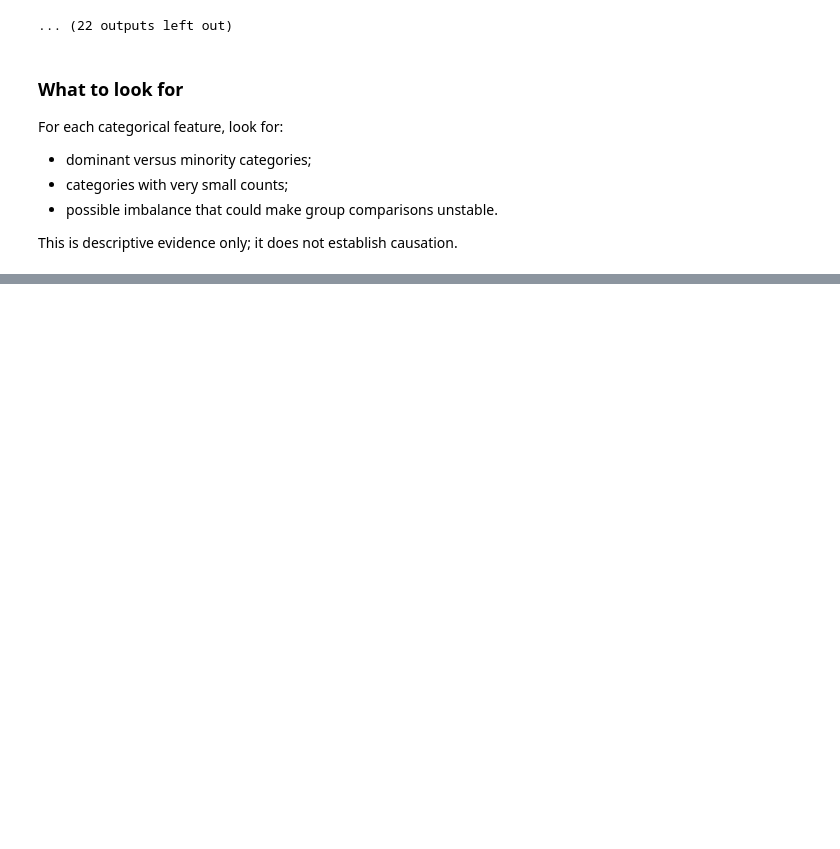
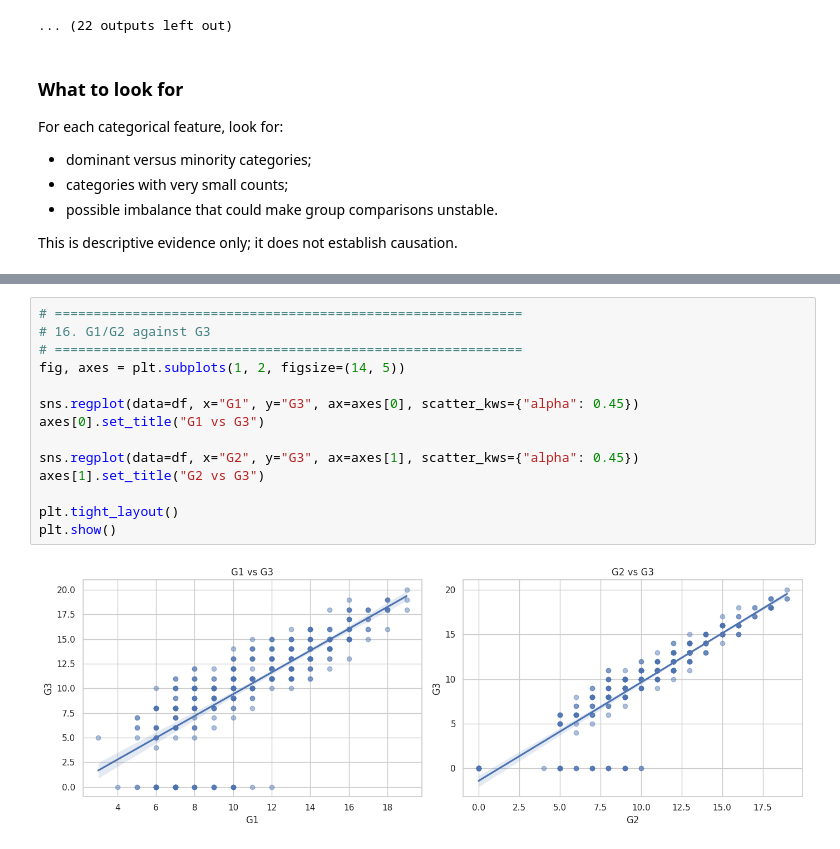
Before and after one commit to dealwisca-dot/Early-Identification-of-At-Risk-Students, a Jupyter notebook: EDA.ipynb, the cells around one changed output, grey strips where cells are left out. Cells and saved outputs as stored; diff of their text form; blank space fills up the shorter version.

```diff
--- a/EDA.ipynb
+++ b/EDA.ipynb
@@ -441,0 +514,16 @@ This is descriptive evidence only; it does not establish causation.
+# %%
+# ============================================================
+# 16. G1/G2 against G3
+# ============================================================
+fig, axes = plt.subplots(1, 2, figsize=(14, 5))
+
+sns.regplot(data=df, x="G1", y="G3", ax=axes[0], scatter_kws={"alpha": 0.45})
+axes[0].set_title("G1 vs G3")
+
+sns.regplot(data=df, x="G2", y="G3", ax=axes[1], scatter_kws={"alpha": 0.45})
+axes[1].set_title("G2 vs G3")
+
+plt.tight_layout()
+plt.show()
+# %% [output]
+[figure, added]
```
Also changed, not shown: parts of 7 cells of this notebook.
